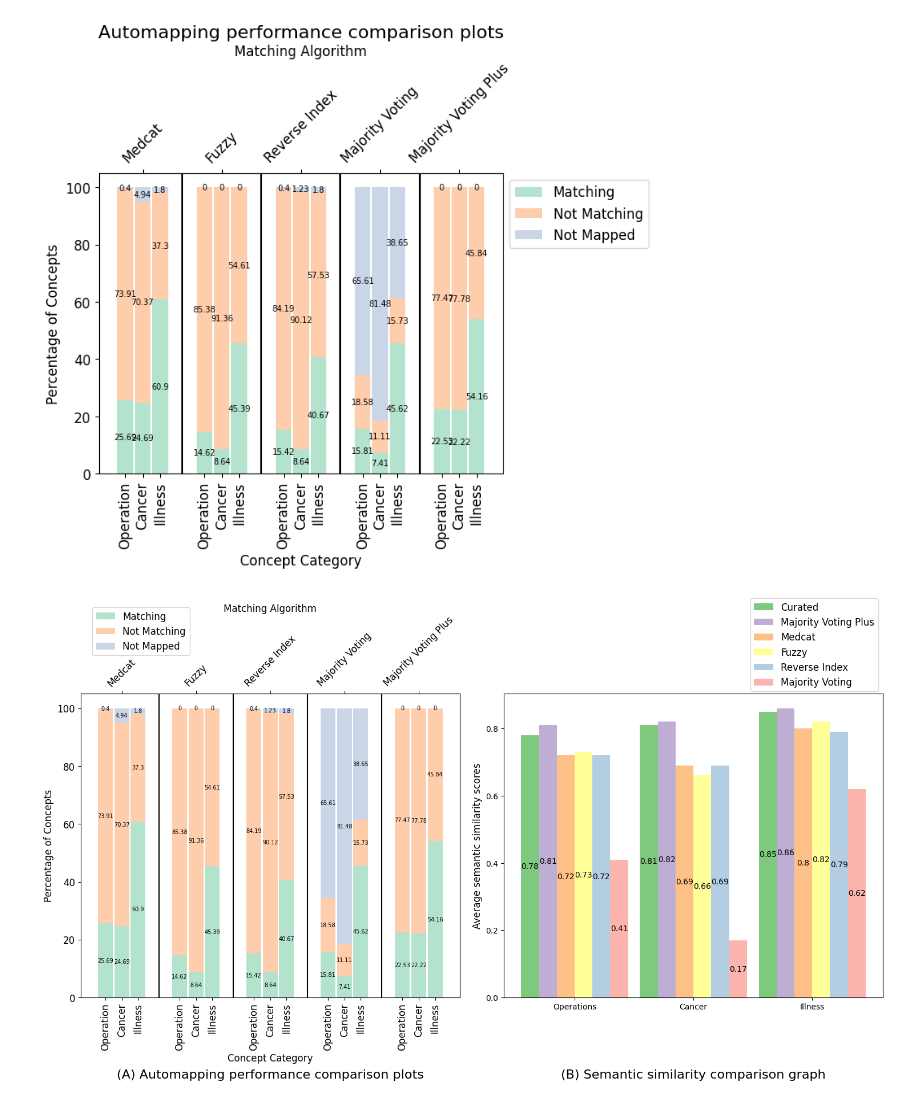
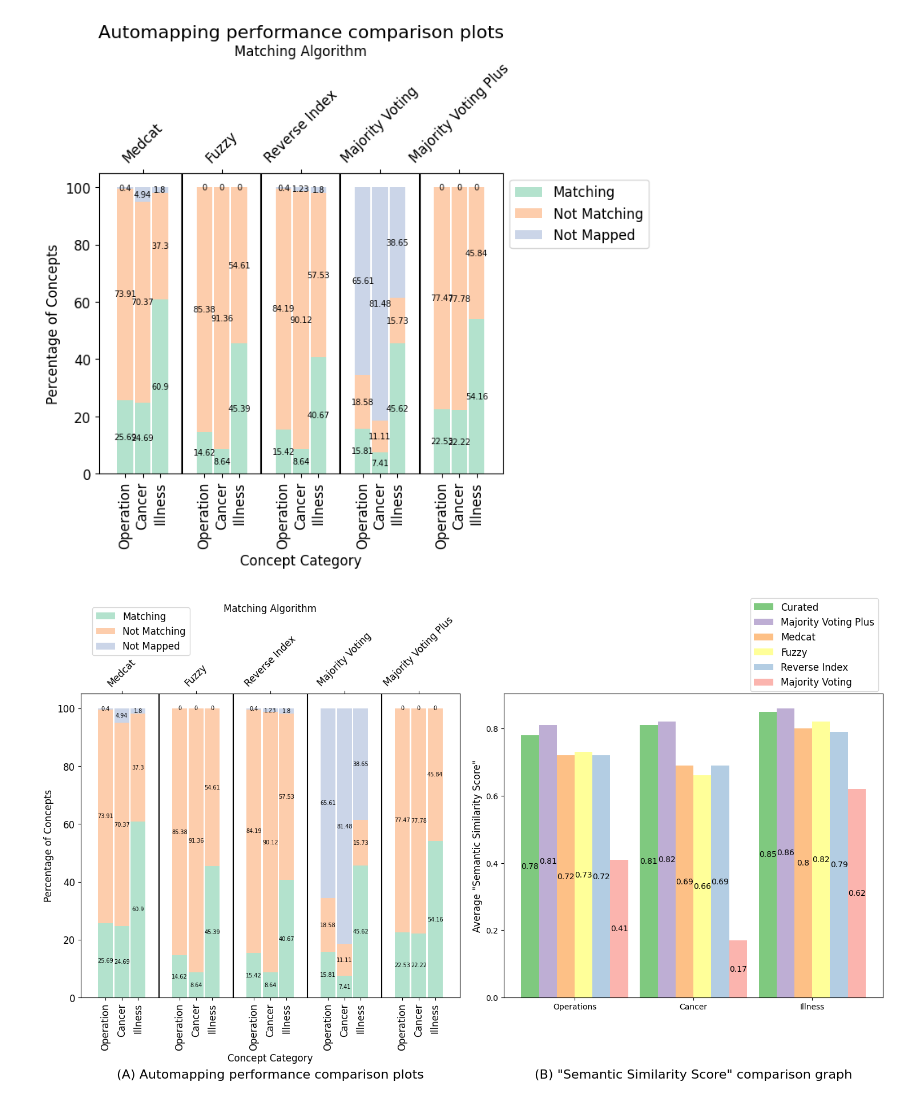
Before and after one commit to ryashpal/EHRQC, a Jupyter notebook: notebooks/python/concept_mapping/medcat_snomed.ipynb, the cells around one changed output. Cells and saved outputs as stored; diff of their text form; code cells hidden in the pictures.

```diff
--- a/notebooks/python/concept_mapping/medcat_snomed.ipynb
+++ b/notebooks/python/concept_mapping/medcat_snomed.ipynb
@@ -1090,33 +1090,33 @@ ax1.legend(bbox_to_anchor=(0.3, 1.3), fontsize=12)
 
 labels = ['Operations', 'Cancer', 'Illness']
 
 rects1 = ax2.bar(x - (5/2) * width, avg_curated_sss, width, label='Curated', color='#7fc97f')
 rects2 = ax2.bar(x - (3/2) * width, avg_majority_voting_plus_sss, width, label='Majority Voting Plus', color='#beaed4')
 rects3 = ax2.bar(x - (1/2) * width, avg_medcat_sss, width, label='Medcat', color='#fdc086')
 rects4 = ax2.bar(x + (1/2) * width, avg_fuzzy_sss, width, label='Fuzzy', color='#ffff99')
 rects5 = ax2.bar(x + (3/2) * width, avg_reverse_index_sss, width, label='Reverse Index', color='#b3cde3')
 rects6 = ax2.bar(x + (5/2) * width, avg_majority_voting_sss, width, label='Majority Voting', color='#fbb4ae')
 
 # Add some text for labels, title and custom x-axis tick labels, etc.
-ax2.set_ylabel('Average semantic similarity scores', fontsize=12)
-ax2.set_title('(B) Semantic similarity comparison graph', fontsize=16, y=-0.2, pad=-25)
+ax2.set_ylabel('Average "Semantic Similarity Score"', fontsize=12)
+ax2.set_title('(B) "Semantic Similarity Score" comparison graph', fontsize=16, y=-0.2, pad=-25)
 ax2.set_xticks(x, labels)
 ax2.legend(bbox_to_anchor=(1, 1.33), fontsize=12)
 
 
 ax2.bar_label(rects1, label_type='center', fontsize=10)
 ax2.bar_label(rects2, label_type='center', fontsize=10)
 ax2.bar_label(rects3, label_type='center', fontsize=10)
 ax2.bar_label(rects4, label_type='center', fontsize=10)
 ax2.bar_label(rects5, label_type='center', fontsize=10)
 ax2.bar_label(rects6, label_type='center', fontsize=10)
 
 # ax2.tight_layout()
 
 # l1 = ax1.get_legend()
 # l2 = ax2.get_legend()
 # ax1.legend(l1+l2, loc=2, bbox_to_anchor=(1, 1.33))
 
 plt.show()
 # %% [output]
-[figure, old version]
+[figure, new version]
```
Also changed, not shown: 6 other files.
